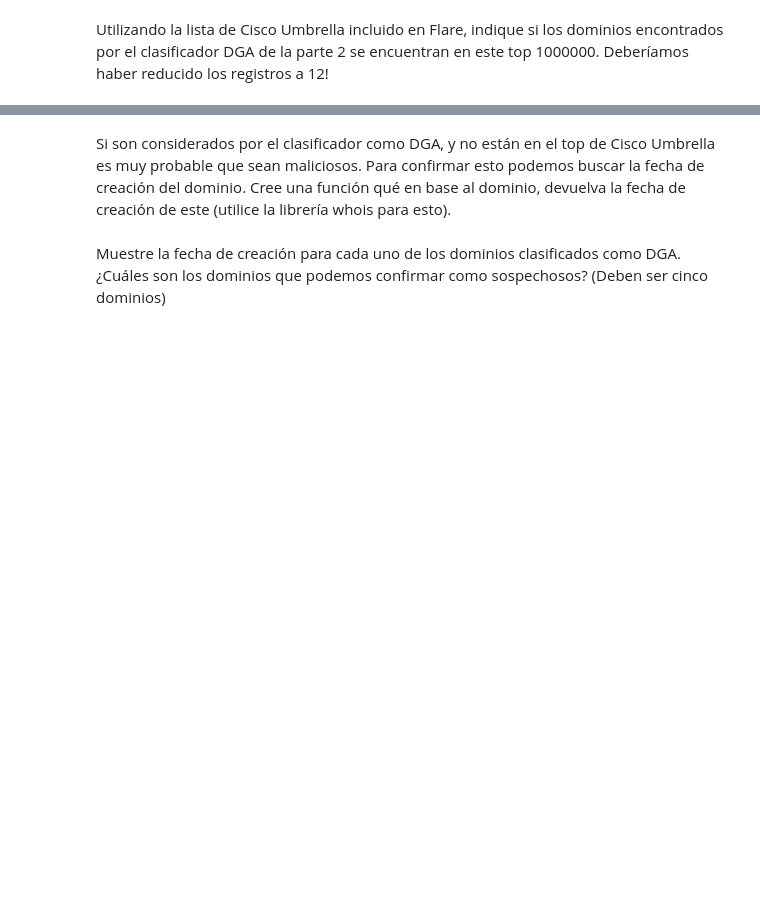
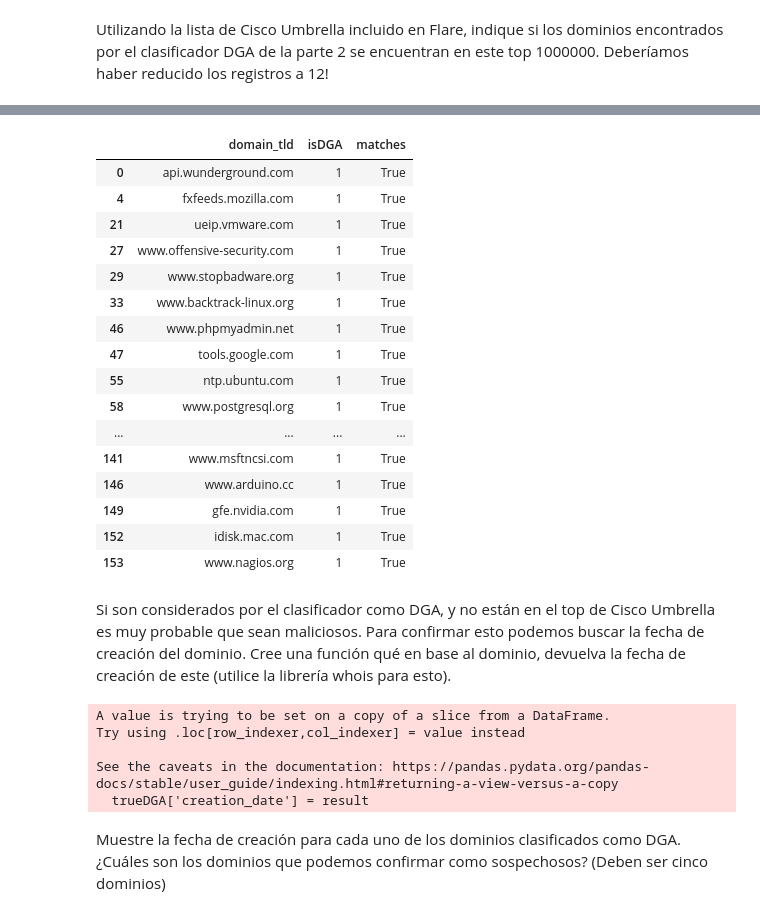
Before and after one commit to lauratamath/lab09_Threat-Hunting, a Jupyter notebook: main.ipynb, the cells around one changed output, grey strips where cells are left out. Cells and saved outputs as stored; diff of their text form; code cells hidden in the pictures; blank space fills up the shorter version.

```diff
--- a/main.ipynb
+++ b/main.ipynb
@@ -229,4 +249,55 @@ KeyError: 2
+# %%
+trueDGA = filteredDga[filteredDga['matches'] == True]
+
+len(trueDGA)
+trueDGA
+# %% [output]
+|  | domain_tld | isDGA | matches |
+| 0 | api.wunderground.com | 1 | True |
+| 4 | fxfeeds.mozilla.com | 1 | True |
+| 21 | ueip.vmware.com | 1 | True |
+| 27 | www.offensive-security.com | 1 | True |
+| 29 | www.stopbadware.org | 1 | True |
+| 33 | www.backtrack-linux.org | 1 | True |
+| 46 | www.phpmyadmin.net | 1 | True |
+| 47 | tools.google.com | 1 | True |
+| 55 | ntp.ubuntu.com | 1 | True |
+| 58 | www.postgresql.org | 1 | True |
+| ... | ... | ... | ... |
+| 141 | www.msftncsi.com | 1 | True |
+| 146 | www.arduino.cc | 1 | True |
+| 149 | gfe.nvidia.com | 1 | True |
+| 152 | idisk.mac.com | 1 | True |
+| 153 | www.nagios.org | 1 | True |
 # %% [markdown]
 Si son considerados por el clasificador como DGA, y no están en el top de Cisco Umbrella es muy probable que sean maliciosos. Para confirmar esto podemos buscar la fecha de creación del dominio. Cree una función qué en base al dominio, devuelva la fecha de creación de este (utilice la librería whois para esto).
+# %%
+import whois
+
+result = []
+malicious = []
+
+for value in trueDGA['domain_tld']:
+    creationDate = whois.whois(value).creation_date
+
+    if type(creationDate) is list:
+        result.append((creationDate[0].strftime('%m/%d/%Y')))
+        malicious.append(value)
+
+    elif creationDate is None:
+        result.append('None')
+        malicious.append(value)
+
+    else:
+        result.append((creationDate).strftime('%m/%d/%Y'))
+
+
+trueDGA['creation_date'] = result
+# %% [output]
+A value is trying to be set on a copy of a slice from a DataFrame.
+Try using .loc[row_indexer,col_indexer] = value instead
+
+See the caveats in the documentation: https://pandas.pydata.org/pandas-docs/stable/user_guide/indexing.html#returning-a-view-versus-a-copy
+  trueDGA['creation_date'] = result
 # %% [markdown]
 Muestre la fecha de creación para cada uno de los dominios clasificados como DGA. ¿Cuáles son los dominios que podemos confirmar como sospechosos? (Deben ser cinco dominios)
```
Also changed, not shown: parts of 4 cells of this notebook.
